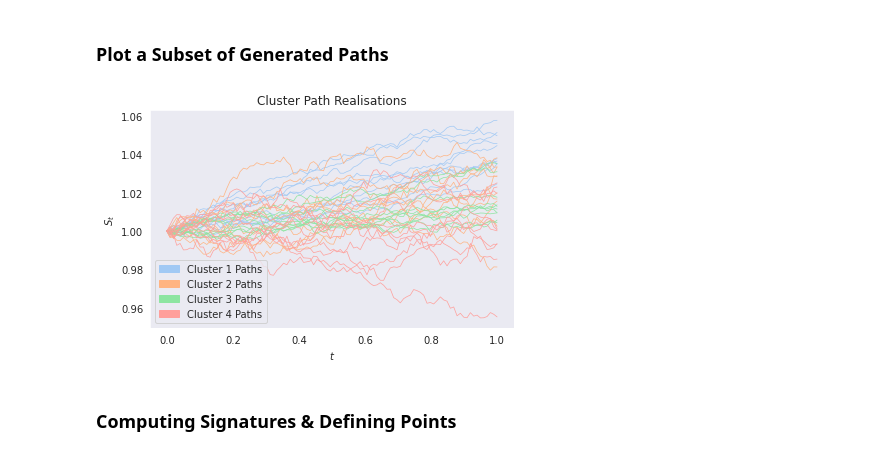
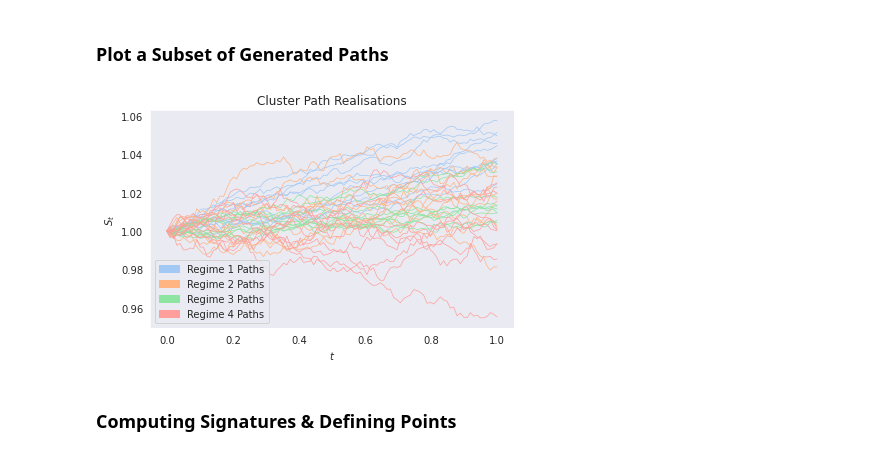
Before and after one commit to mcindoe/regimedetection, a Jupyter notebook: examples/brownianpaths/main.ipynb, the cells around one changed output. Saved outputs shown, nothing was run; the diff lists cells and outputs as text; code cells hidden in the pictures.

Commit message:
Change legend label in brownianpaths-clusterPathRealisations

```diff
--- a/examples/brownianpaths/main.ipynb
+++ b/examples/brownianpaths/main.ipynb
@@ -105,35 +105,35 @@ for cluster_number in range(n_clusters):
         replace = False
     )
     plotted_paths = paths[plotted_cluster_indices]
 
     plt.plot(
         time_steps,
         plotted_paths.T,
         color=cluster_colour,
         lw=0.7
     )
 
 label_entries = tuple(
     mpatches.Patch(
         color=colours[cluster_number],
-        label=f"Cluster {cluster_number+1} Paths"
+        label=f"Regime {cluster_number+1} Paths"
     )
     for cluster_number in range(n_clusters)
 )
 
 plt.legend(handles=label_entries)
 
 plt.title("Cluster Path Realisations")
 plt.xlabel("$t$")
 plt.ylabel("$S_t$")
 plt.tight_layout()
 
 if SAVE_FIGURES:
     plt.savefig("img/clusterPathRealisations")
 
 plt.show()
 # %% [output]
-[figure, old version]
+[figure, new version]
 # %% [markdown]
 ### Computing Signatures & Defining Points
 # %%
```
Also changed, not shown: 1 other file.
